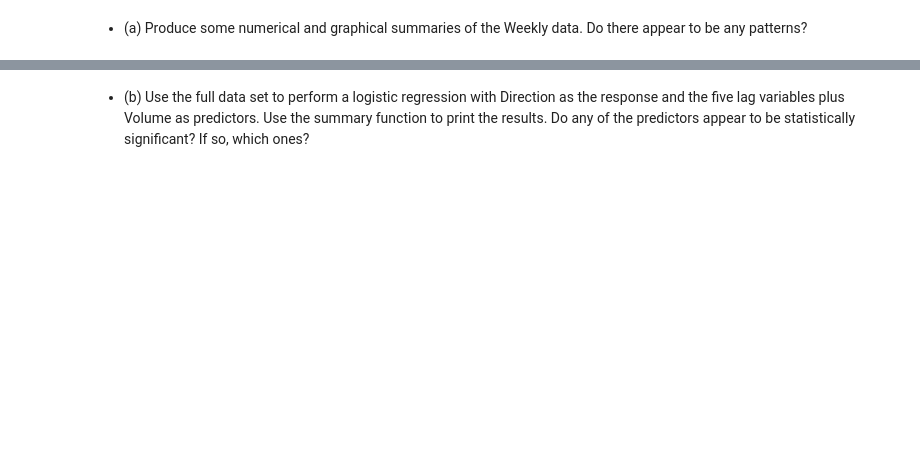
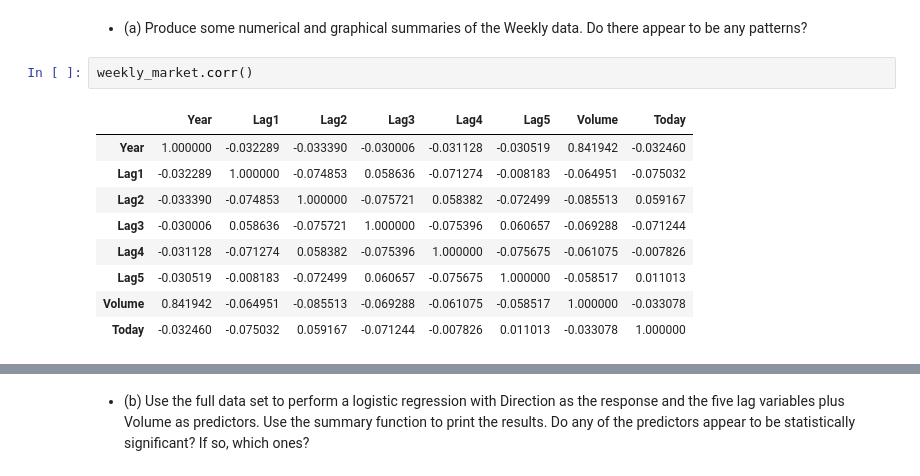
Before and after one commit to cake-dev/AdvDataScience, a Jupyter notebook: ch4hw.ipynb, the cells around one changed output, grey strips where cells are left out. Drawn from its saved outputs; the diff is of its cells as text; blank space fills up the shorter version.

```diff
--- a/ch4hw.ipynb
+++ b/ch4hw.ipynb
@@ -32,2 +117,14 @@ weekly returns for 21 years, from the beginning of 1990 to the end of
 # %% [markdown]
 - (a) Produce some numerical and graphical summaries of the Weekly data. Do there appear to be any patterns?
+# %%
+weekly_market.corr()
+# %% [output]
+|  | Year | Lag1 | Lag2 | Lag3 | Lag4 | Lag5 | Volume | Today |
+| Year | 1.000000 | -0.032289 | -0.033390 | -0.030006 | -0.031128 | -0.030519 | 0.841942 | -0.032460 |
+| Lag1 | -0.032289 | 1.000000 | -0.074853 | 0.058636 | -0.071274 | -0.008183 | -0.064951 | -0.075032 |
+| Lag2 | -0.033390 | -0.074853 | 1.000000 | -0.075721 | 0.058382 | -0.072499 | -0.085513 | 0.059167 |
+| Lag3 | -0.030006 | 0.058636 | -0.075721 | 1.000000 | -0.075396 | 0.060657 | -0.069288 | -0.071244 |
+| Lag4 | -0.031128 | -0.071274 | 0.058382 | -0.075396 | 1.000000 | -0.075675 | -0.061075 | -0.007826 |
+| Lag5 | -0.030519 | -0.008183 | -0.072499 | 0.060657 | -0.075675 | 1.000000 | -0.058517 | 0.011013 |
+| Volume | 0.841942 | -0.064951 | -0.085513 | -0.069288 | -0.061075 | -0.058517 | 1.000000 | -0.033078 |
+| Today | -0.032460 | -0.075032 | 0.059167 | -0.071244 | -0.007826 | 0.011013 | -0.033078 | 1.000000 |
```
Also changed, not shown: parts of 11 cells of this notebook, 3 other files.
